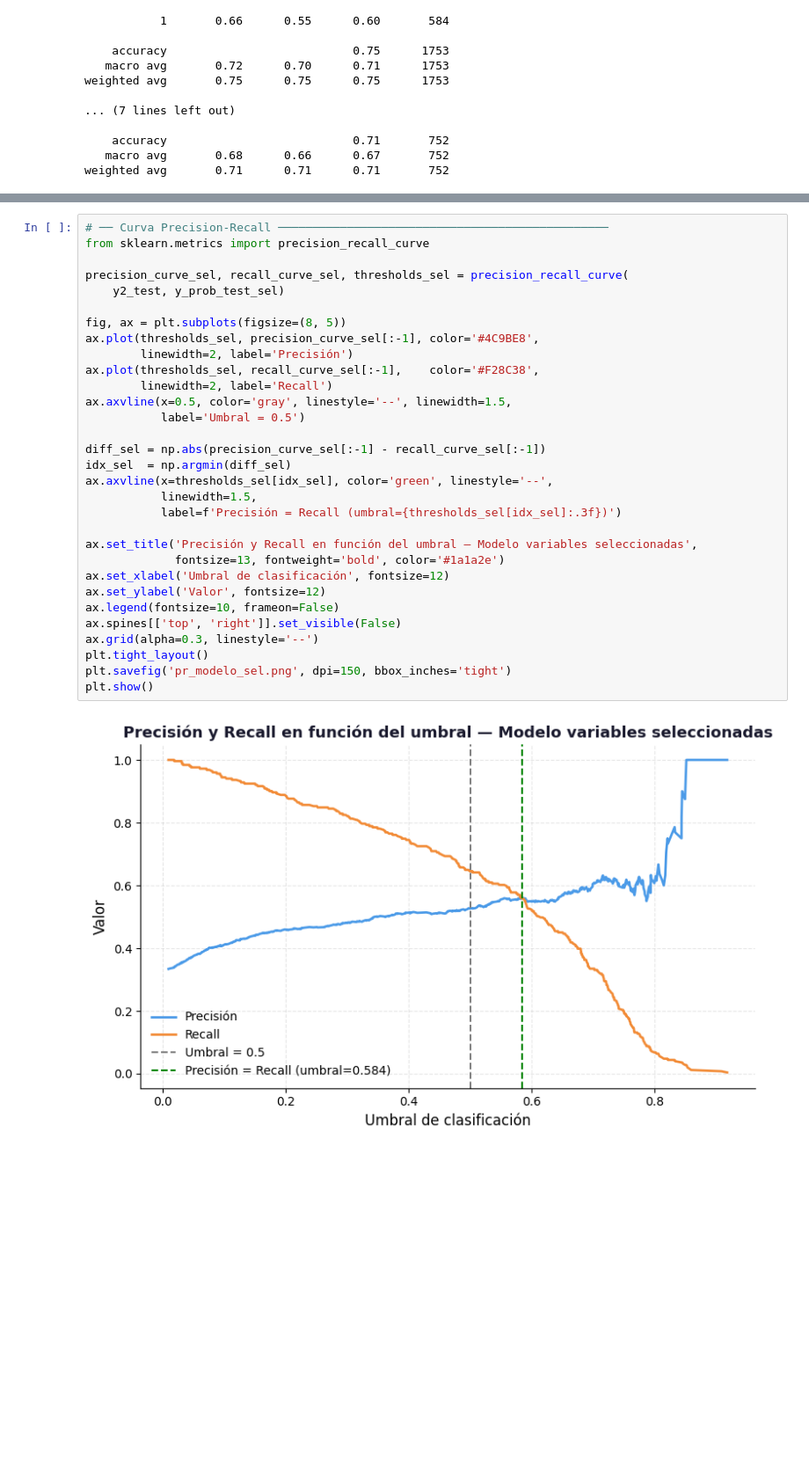
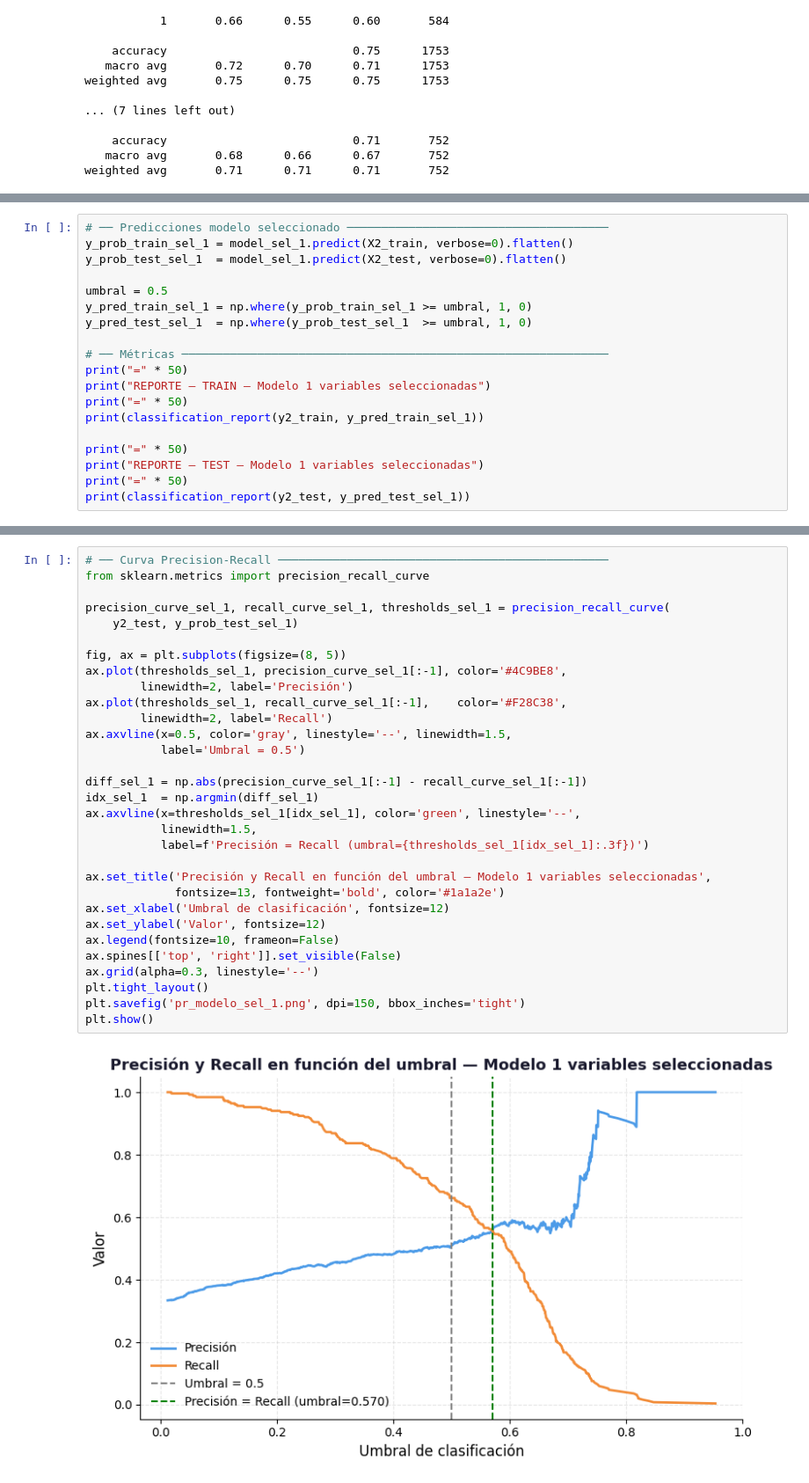
Before and after one commit to yacuervo18/Proyecto_Analitica_III, a Jupyter notebook: src/Modelo_RN_1.ipynb, the cells around one changed output, grey strips where cells are left out. Shown at 88% size. Drawn from its saved outputs; the diff is of its cells as text; blank space fills up the shorter version.

```diff
--- a/src/Modelo_RN_1.ipynb
+++ b/src/Modelo_RN_1.ipynb
@@ -1283,0 +1218,19 @@ plt.show()
+# %%
+# ── Predicciones modelo seleccionado ──────────────────────────────────────
+y_prob_train_sel_1 = model_sel_1.predict(X2_train, verbose=0).flatten()
+y_prob_test_sel_1  = model_sel_1.predict(X2_test, verbose=0).flatten()
+
+umbral = 0.5
+y_pred_train_sel_1 = np.where(y_prob_train_sel_1 >= umbral, 1, 0)
+y_pred_test_sel_1  = np.where(y_prob_test_sel_1  >= umbral, 1, 0)
+
+# ── Métricas ──────────────────────────────────────────────────────────────
+print("=" * 50)
+print("REPORTE — TRAIN — Modelo 1 variables seleccionadas")
+print("=" * 50)
+print(classification_report(y2_train, y_pred_train_sel_1))
+
+print("=" * 50)
+print("REPORTE — TEST — Modelo 1 variables seleccionadas")
+print("=" * 50)
+print(classification_report(y2_test, y_pred_test_sel_1))
@@ -1305,34 +1276,34 @@ plt.show()
 # %%
 # ── Curva Precision-Recall ────────────────────────────────────────────────
 from sklearn.metrics import precision_recall_curve
 
-precision_curve_sel, recall_curve_sel, thresholds_sel = precision_recall_curve(
-    y2_test, y_prob_test_sel)
+precision_curve_sel_1, recall_curve_sel_1, thresholds_sel_1 = precision_recall_curve(
+    y2_test, y_prob_test_sel_1)
 
 fig, ax = plt.subplots(figsize=(8, 5))
-ax.plot(thresholds_sel, precision_curve_sel[:-1], color='#4C9BE8',
+ax.plot(thresholds_sel_1, precision_curve_sel_1[:-1], color='#4C9BE8',
         linewidth=2, label='Precisión')
-ax.plot(thresholds_sel, recall_curve_sel[:-1],    color='#F28C38',
+ax.plot(thresholds_sel_1, recall_curve_sel_1[:-1],    color='#F28C38',
         linewidth=2, label='Recall')
 ax.axvline(x=0.5, color='gray', linestyle='--', linewidth=1.5,
            label='Umbral = 0.5')
 
-diff_sel = np.abs(precision_curve_sel[:-1] - recall_curve_sel[:-1])
-idx_sel  = np.argmin(diff_sel)
-ax.axvline(x=thresholds_sel[idx_sel], color='green', linestyle='--',
+diff_sel_1 = np.abs(precision_curve_sel_1[:-1] - recall_curve_sel_1[:-1])
+idx_sel_1  = np.argmin(diff_sel_1)
+ax.axvline(x=thresholds_sel_1[idx_sel_1], color='green', linestyle='--',
            linewidth=1.5,
-           label=f'Precisión = Recall (umbral={thresholds_sel[idx_sel]:.3f})')
+           label=f'Precisión = Recall (umbral={thresholds_sel_1[idx_sel_1]:.3f})')
 
-ax.set_title('Precisión y Recall en función del umbral — Modelo variables seleccionadas',
+ax.set_title('Precisión y Recall en función del umbral — Modelo 1 variables seleccionadas',
              fontsize=13, fontweight='bold', color='#1a1a2e')
 ax.set_xlabel('Umbral de clasificación', fontsize=12)
 ax.set_ylabel('Valor', fontsize=12)
 ax.legend(fontsize=10, frameon=False)
 ax.spines[['top', 'right']].set_visible(False)
 ax.grid(alpha=0.3, linestyle='--')
 plt.tight_layout()
-plt.savefig('pr_modelo_sel.png', dpi=150, bbox_inches='tight')
+plt.savefig('pr_modelo_sel_1.png', dpi=150, bbox_inches='tight')
 plt.show()
 # %% [output]
-[figure, old version]
+[figure, new version]
 # %% [markdown]
```
Also changed, not shown: parts of 31 cells of this notebook, 8 other files.
